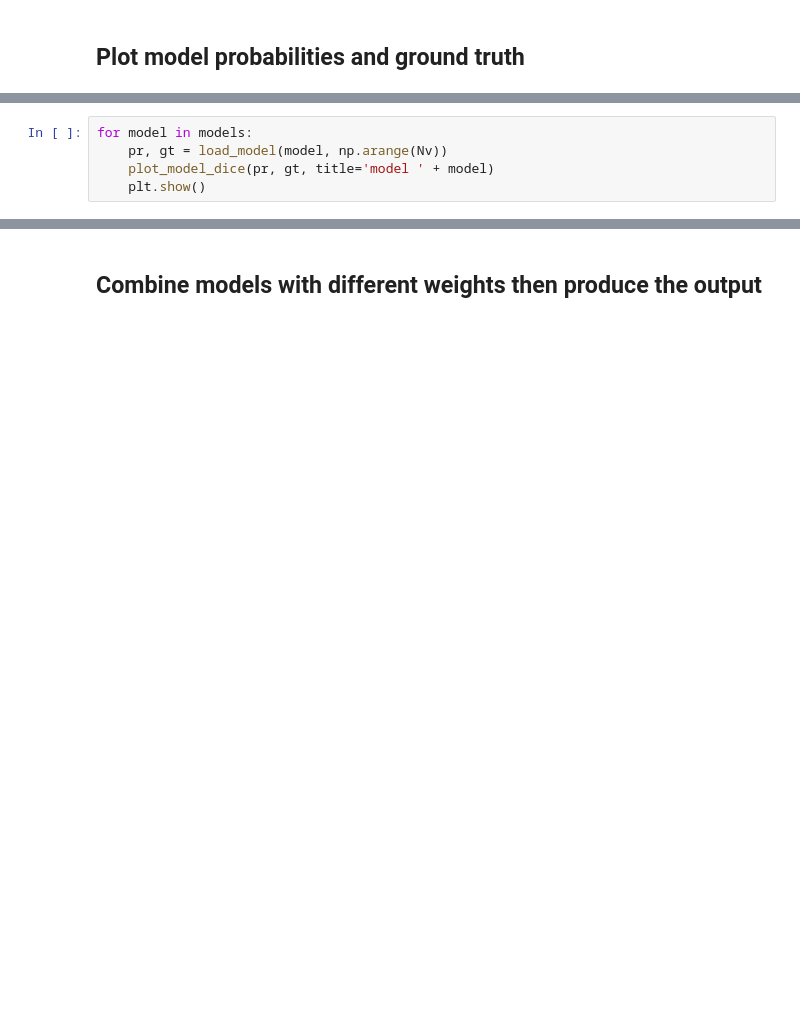
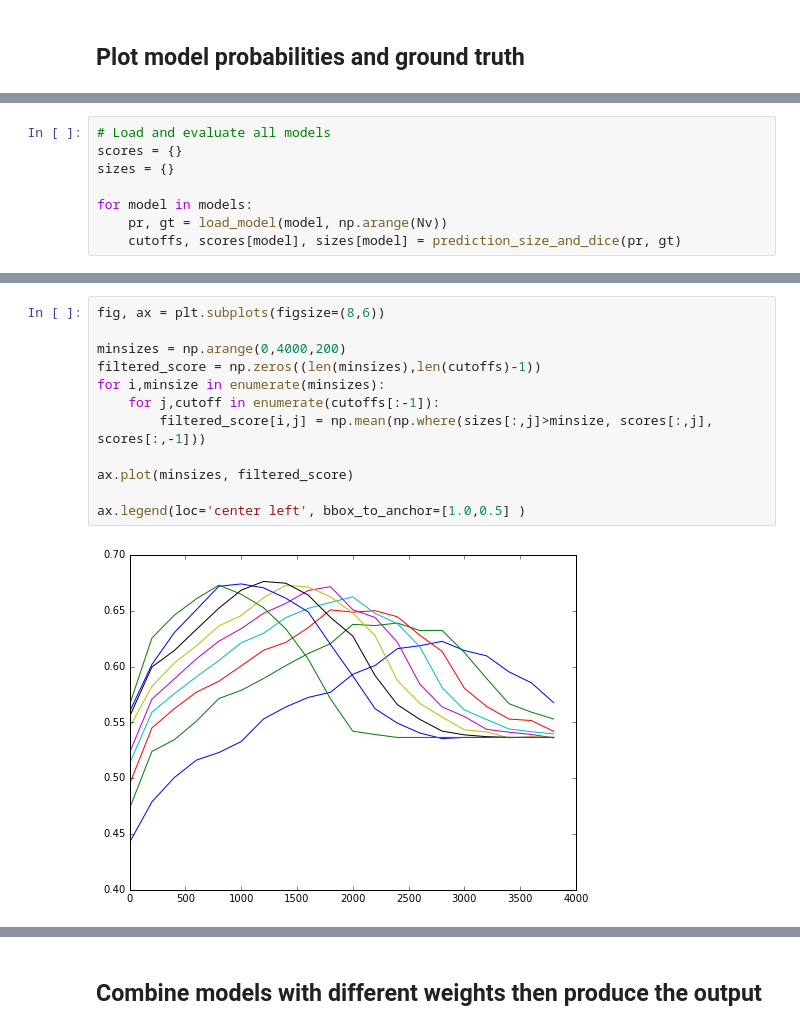
Before and after one commit to vassiliou/unstoo, a Jupyter notebook: OutputAnalysis.ipynb, the cells around one changed output, grey strips where cells are left out. Cells and saved outputs as stored; diff of their text form; blank space fills up the shorter version.

```diff
--- a/OutputAnalysis.ipynb
+++ b/OutputAnalysis.ipynb
@@ -140,5 +138,8 @@ for j,jdx in enumerate(subset):
 # %%
+# Load and evaluate all models
+scores = {}
+sizes = {}
+
 for model in models:
     pr, gt = load_model(model, np.arange(Nv))
-    plot_model_dice(pr, gt, title='model ' + model)
-    plt.show()
+    cutoffs, scores[model], sizes[model] = prediction_size_and_dice(pr, gt)
@@ -158,0 +146,14 @@ for model in models:
+# %%
+fig, ax = plt.subplots(figsize=(8,6))
+
+minsizes = np.arange(0,4000,200)
+filtered_score = np.zeros((len(minsizes),len(cutoffs)-1))
+for i,minsize in enumerate(minsizes):
+    for j,cutoff in enumerate(cutoffs[:-1]):
+        filtered_score[i,j] = np.mean(np.where(sizes[:,j]>minsize, scores[:,j], scores[:,-1]))
+
+ax.plot(minsizes, filtered_score)
+
+ax.legend(loc='center left', bbox_to_anchor=[1.0,0.5] )
+# %% [output]
+[figure, added]
```
Also changed, not shown: parts of 25 cells of this notebook.
